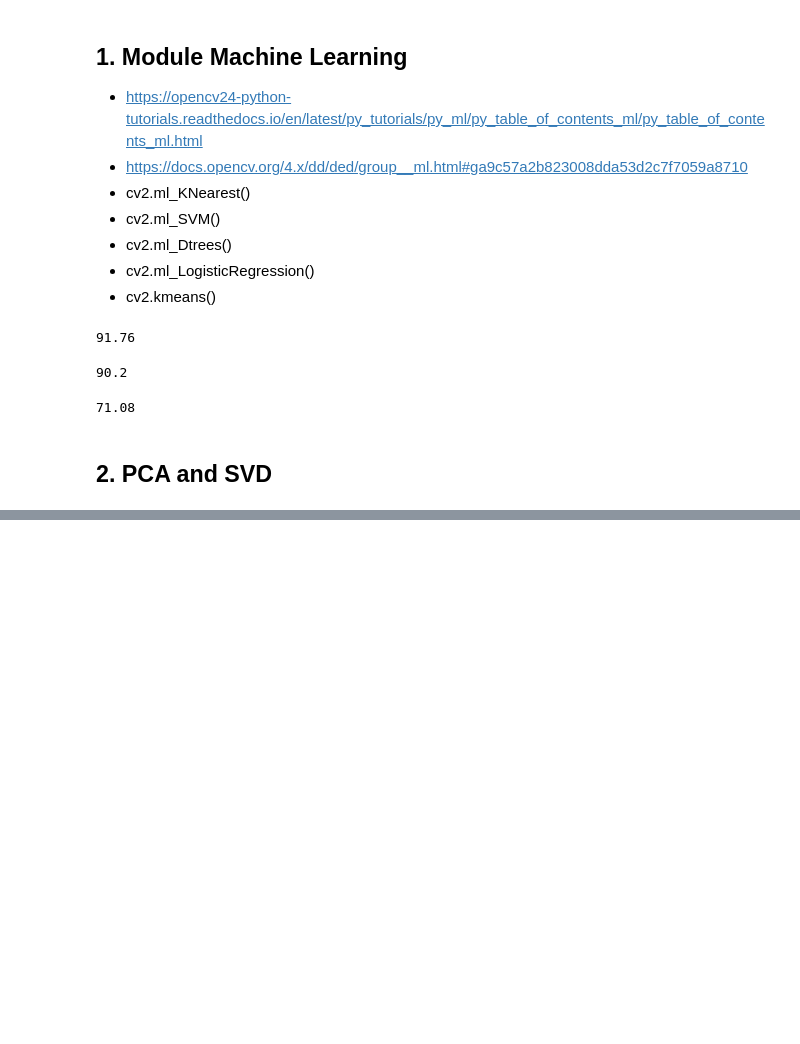
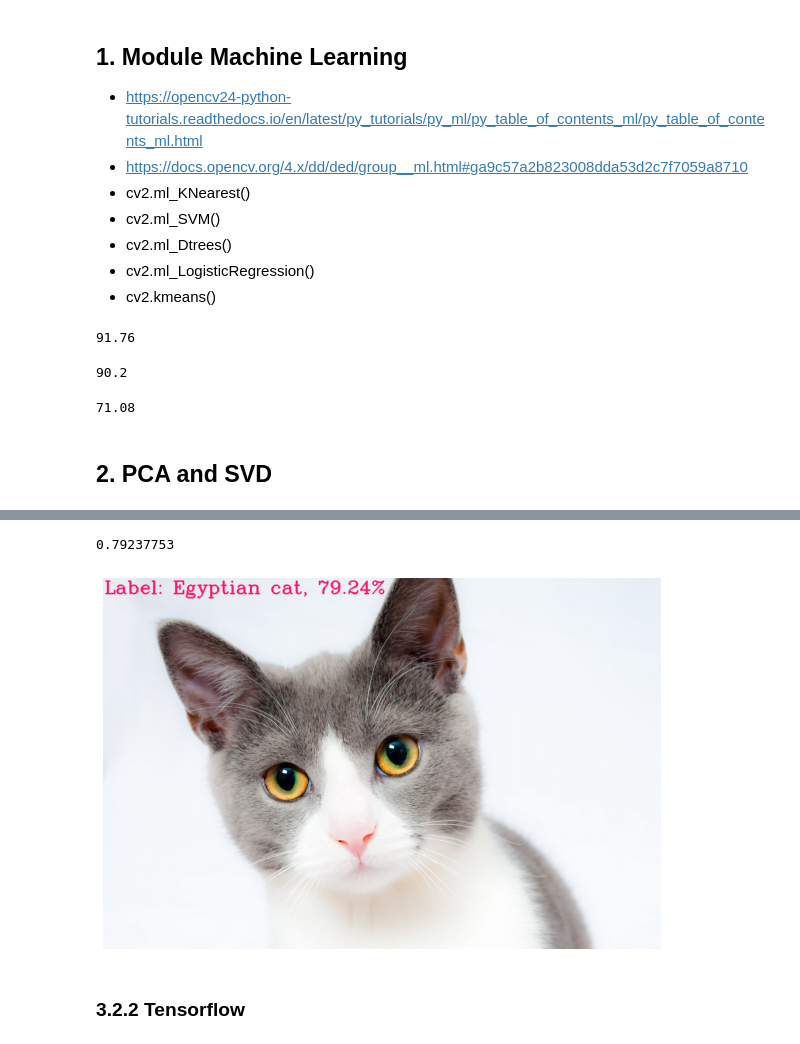
Before and after one commit to PatWolf2610/OpenCV-Learning, a Jupyter notebook: Machine-learning.ipynb, the cells around one changed output, grey strips where cells are left out. Drawn from its saved outputs; the diff is of its cells as text; code cells hidden in the pictures; blank space fills up the shorter version.

```diff
--- a/Machine-learning.ipynb
+++ b/Machine-learning.ipynb
@@ -128,0 +262,8 @@ print(accuracy)
+# %%
+image = cv2.imread('DATA/dnnimages/cat.jpeg')
+classify_caffe(image,size=2)
+# %% [output]
+0.79237753
+[figure, added]
+# %% [markdown]
+### 3.2.2 Tensorflow
```
Also changed, not shown: parts of 25 cells of this notebook, 10 other files.
